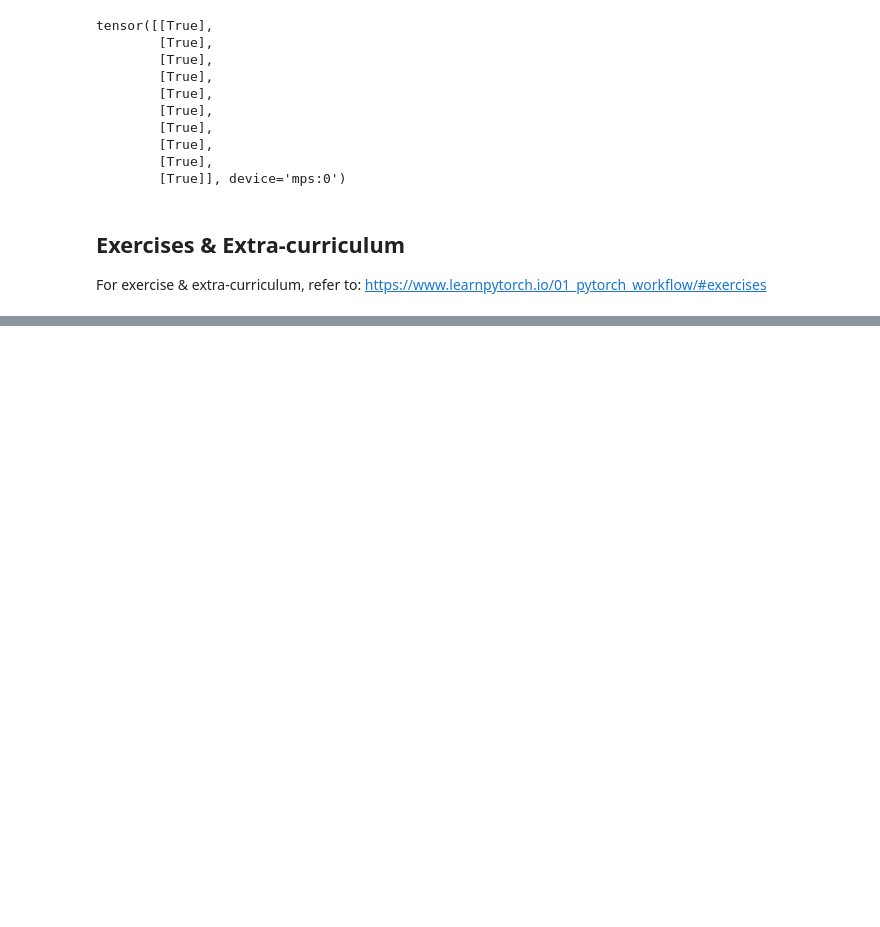
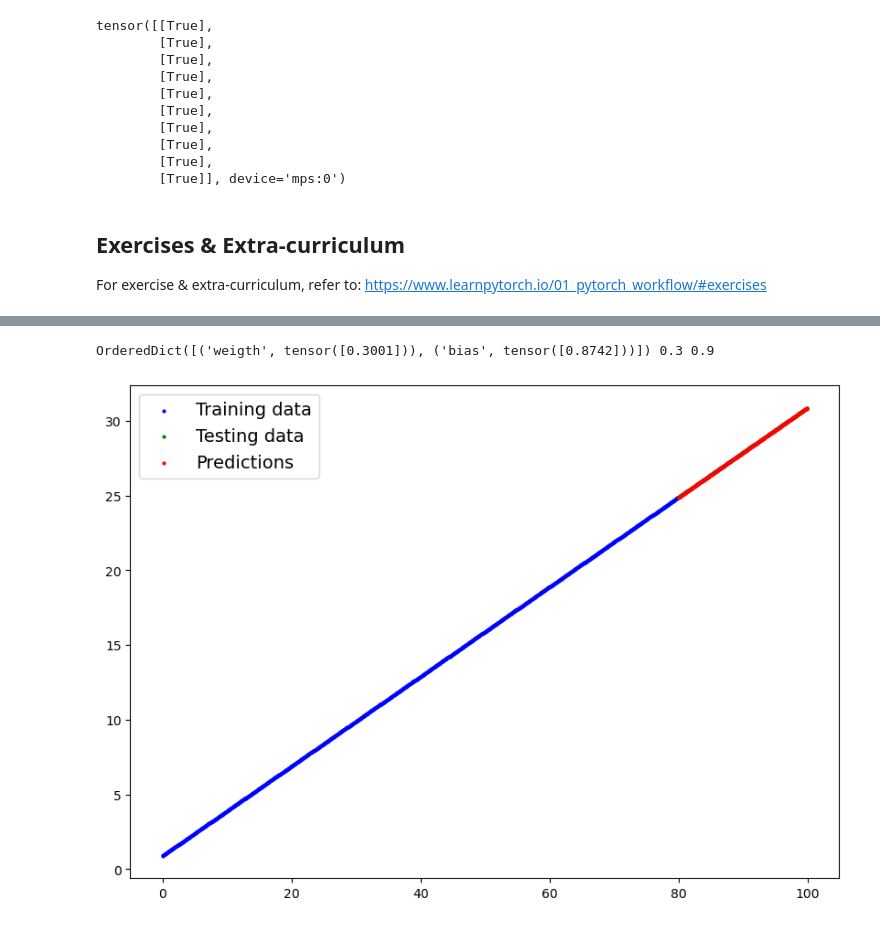
Before and after one commit to ZhouLong0/pytorch-deep-learning, a Jupyter notebook: video_notebooks/01_pytorch_workflow_video.ipynb, the cells around one changed output, grey strips where cells are left out. Saved outputs shown, nothing was run; the diff lists cells and outputs as text; code cells hidden in the pictures; blank space fills up the shorter version.

```diff
--- a/video_notebooks/01_pytorch_workflow_video.ipynb
+++ b/video_notebooks/01_pytorch_workflow_video.ipynb
@@ -899,0 +940,9 @@ For exercise & extra-curriculum, refer to: https://www.learnpytorch.io/01_pytorc
+# %%
+class Linear_model(nn.Module):
+    def __init__(self):
+        super().__init__()
+        self.weigth = nn.Parameter(torch.randn(1, requires_grad=True, dtype=torch.float))
+        self.bias = nn.Parameter(torch.randn(1, requires_grad=True, dtype=torch.float))
+
+    def forward(self, x: torch.Tensor) -> torch.Tensor:
+        return self.weigth * x + self.bias
@@ -899,0 +954,29 @@ For exercise & extra-curriculum, refer to: https://www.learnpytorch.io/01_pytorc
+# %%
+loss_fn = nn.L1Loss()
+optimizer = torch.optim.SGD(params=model.parameters(), lr=0.001)
+# %%
+epochs = 3000
+
+params_history = []
+loss_history = []
+params_history.append(model.state_dict())
+loss_history.append(loss_fn(model(X_train), y_train))
+
+for epoch in range(epochs):
+    model.train()
+
+    y_pred = model(X_train)
+
+    loss = loss_fn(y_pred, y_train)
+
+    optimizer.zero_grad()
+
+    loss.backward()
+
+    optimizer.step()
+
+    if epoch % 20 == 0:
+        print(f"Epoch: {epoch} | Loss: {loss} | Test loss: {loss_fn(model(X_test), y_test)}")
+
+    params_history.append(model.state_dict())
+    loss_history.append(loss_fn(model(X_train), y_train))
@@ -899,0 +1001,10 @@ For exercise & extra-curriculum, refer to: https://www.learnpytorch.io/01_pytorc
+# %%
+print(model.state_dict(), weight, bias)
+# %% [output]
+OrderedDict([('weigth', tensor([0.3001])), ('bias', tensor([0.8742]))]) 0.3 0.9
+# %%
+with torch.inference_mode():
+    y_test_pred = model(X_test)
+plot_predictions(X_train, y_train, X_test, y_test, y_test_pred.detach())
+# %% [output]
+[figure, added]
```
Also changed, not shown: parts of 10 cells of this notebook, 3 other files.
